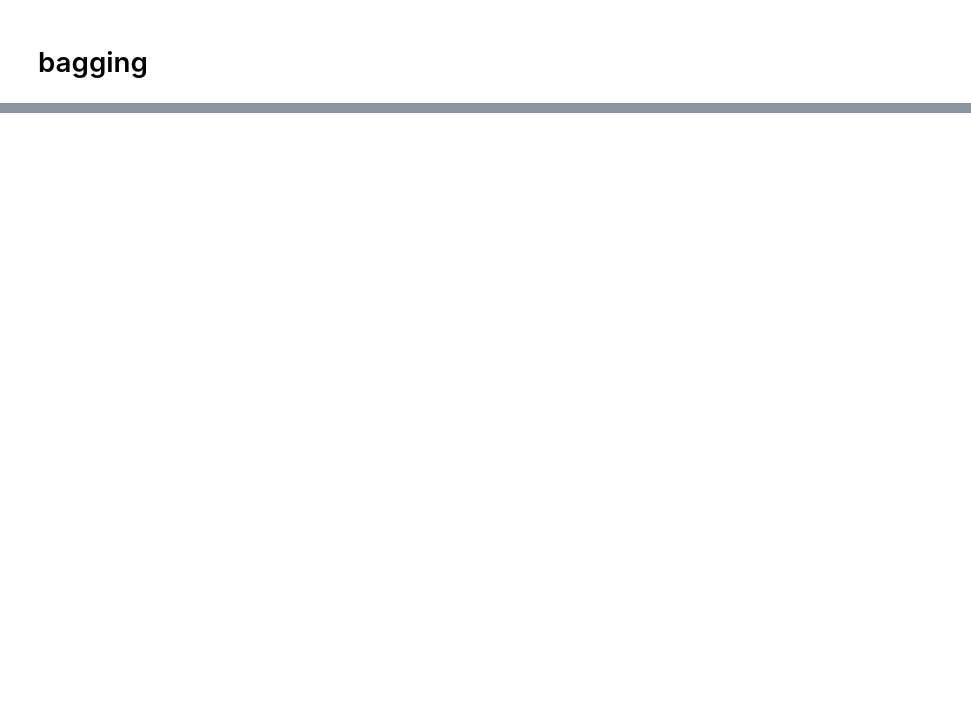
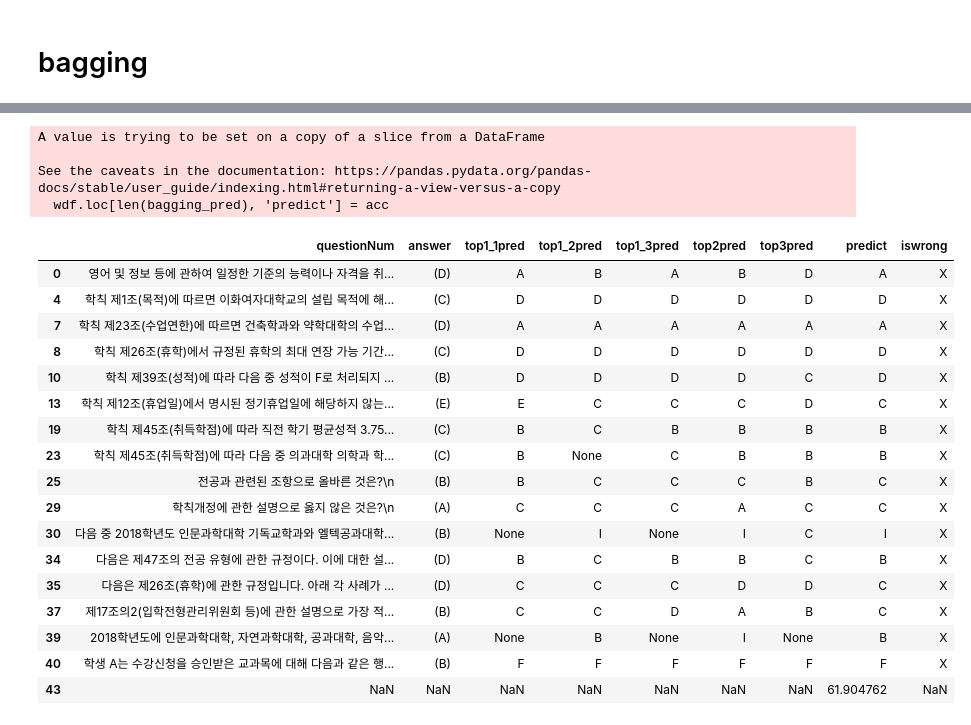
Before and after one commit to intheMeantime/NLP_projectRAG, a Jupyter notebook: ewha/RAG_ewha_bagging_alpha.ipynb, the cells around one changed output, grey strips where cells are left out. Saved outputs shown, nothing was run; the diff lists cells and outputs as text; code cells hidden in the pictures; blank space fills up the shorter version.

```diff
--- a/ewha/RAG_ewha_bagging_alpha.ipynb
+++ b/ewha/RAG_ewha_bagging_alpha.ipynb
@@ -431,2 +455,32 @@ bagging_pred
 # %%
 #bagging_pred.to_csv(results_path+'ewha_bagging01.csv')
+# %%
+try : del[[wdf]]
+except : pass
+wdf = bagging_pred[bagging_pred['iswrong']=='X']
+wdf.loc[len(bagging_pred), 'predict'] = acc
+
+wdf
+# %% [output]
+A value is trying to be set on a copy of a slice from a DataFrame
+
+See the caveats in the documentation: https://pandas.pydata.org/pandas-docs/stable/user_guide/indexing.html#returning-a-view-versus-a-copy
+  wdf.loc[len(bagging_pred), 'predict'] = acc
+|  | questionNum | answer | top1_1pred | top1_2pred | top1_3pred | top2pred | top3pred | predict | iswrong |
+| 0 | 영어 및 정보 등에 관하여 일정한 기준의 능력이나 자격을 취... | (D) | A | B | A | B | D | A | X |
+| 4 | 학칙 제1조(목적)에 따르면 이화여자대학교의 설립 목적에 해... | (C) | D | D | D | D | D | D | X |
+| 7 | 학칙 제23조(수업연한)에 따르면 건축학과와 약학대학의 수업... | (D) | A | A | A | A | A | A | X |
+| 8 | 학칙 제26조(휴학)에서 규정된 휴학의 최대 연장 가능 기간... | (C) | D | D | D | D | D | D | X |
+| 10 | 학칙 제39조(성적)에 따라 다음 중 성적이 F로 처리되지 ... | (B) | D | D | D | D | C | D | X |
+| 13 | 학칙 제12조(휴업일)에서 명시된 정기휴업일에 해당하지 않는... | (E) | E | C | C | C | D | C | X |
+| 19 | 학칙 제45조(취득학점)에 따라 직전 학기 평균성적 3.75... | (C) | B | C | B | B | B | B | X |
+| 23 | 학칙 제45조(취득학점)에 따라 다음 중 의과대학 의학과 학... | (C) | B | None | C | B | B | B | X |
+| 25 | 전공과 관련된 조항으로 올바른 것은?\n | (B) | B | C | C | C | B | C | X |
+| 29 | 학칙개정에 관한 설명으로 옳지 않은 것은?\n | (A) | C | C | C | A | C | C | X |
+| 30 | 다음 중 2018학년도 인문과학대학 기독교학과와 엘텍공과대학... | (B) | None | I | None | I | C | I | X |
+| 34 | 다음은 제47조의 전공 유형에 관한 규정이다. 이에 대한 설... | (D) | B | C | B | B | C | B | X |
+| 35 | 다음은 제26조(휴학)에 관한 규정입니다. 아래 각 사례가 ... | (D) | C | C | C | D | D | C | X |
+| 37 | 제17조의2(입학전형관리위원회 등)에 관한 설명으로 가장 적... | (B) | C | C | D | A | B | C | X |
+| 39 | 2018학년도에 인문과학대학, 자연과학대학, 공과대학, 음악... | (A) | None | B | None | I | None | B | X |
+| 40 | 학생 A는 수강신청을 승인받은 교과목에 대해 다음과 같은 행... | (B) | F | F | F | F | F | F | X |
+| 43 | NaN | NaN | NaN | NaN | NaN | NaN | NaN | 61.904762 | NaN |
```
Also changed, not shown: parts of 12 cells of this notebook, 25 other files.
